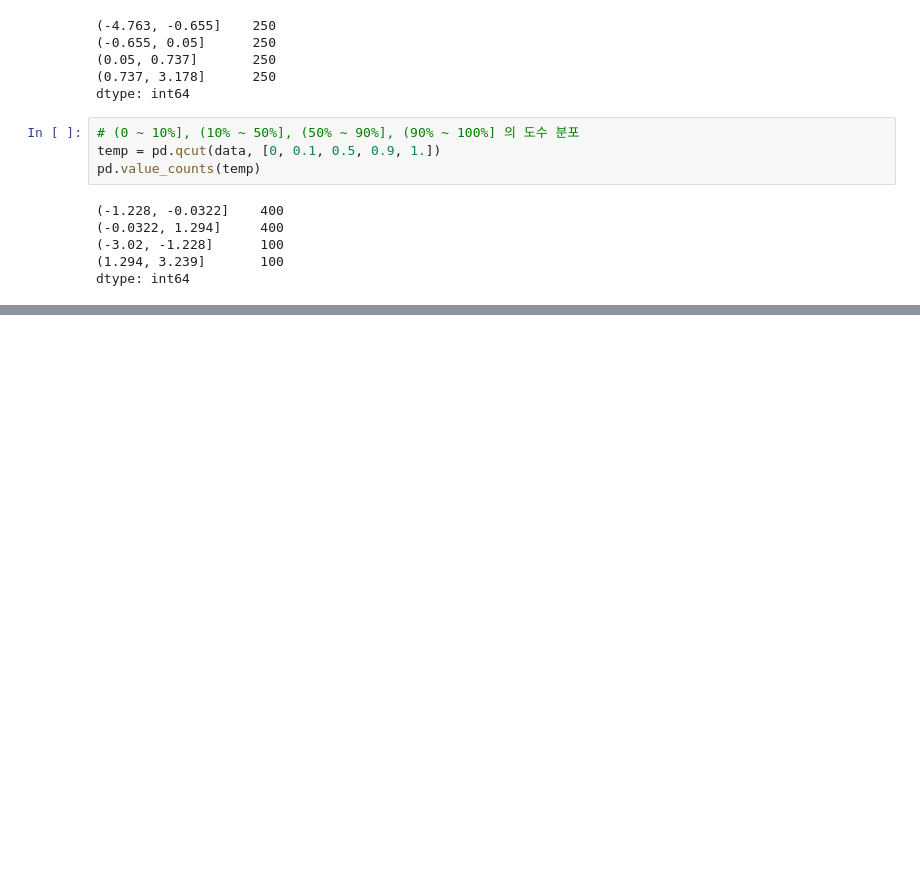
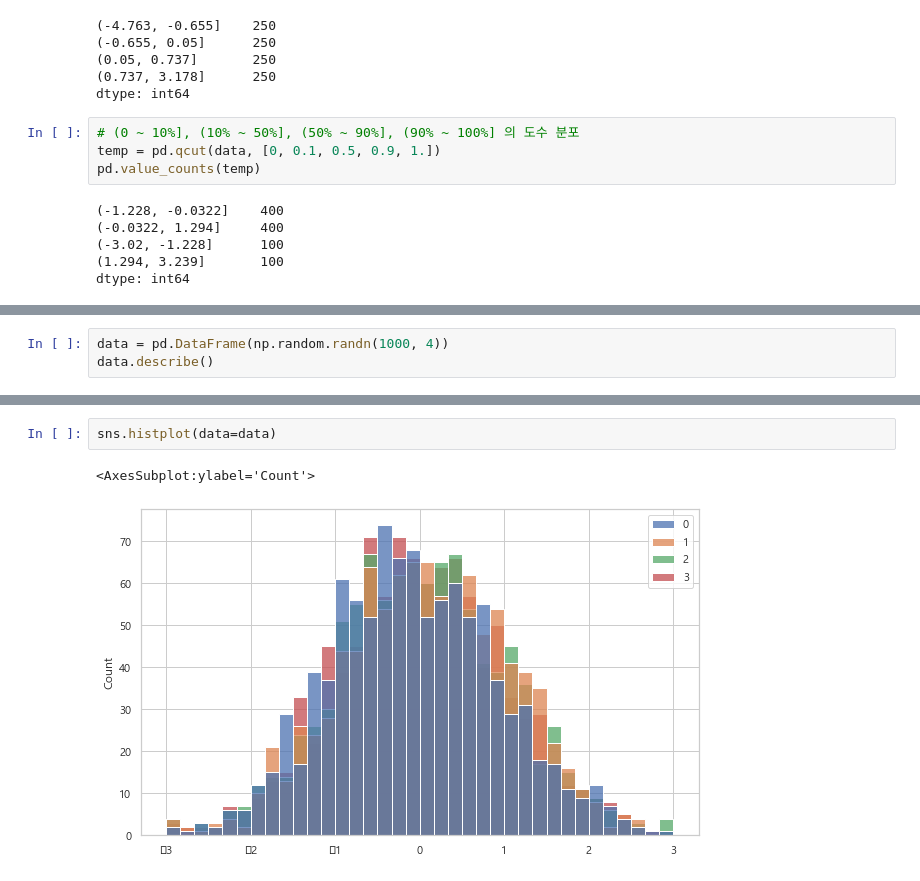
Before and after one commit to netager/Quick_Ref, a Jupyter notebook: data_analysis/Pandas/pandas_basic.ipynb, the cells around one changed output, grey strips where cells are left out. Drawn from its saved outputs; the diff is of its cells as text; blank space fills up the shorter version.

```diff
--- a/data_analysis/Pandas/pandas_basic.ipynb
+++ b/data_analysis/Pandas/pandas_basic.ipynb
@@ -1486,0 +1566,3 @@ dtype: int64
+# %%
+data = pd.DataFrame(np.random.randn(1000, 4))
+data.describe()
@@ -1486,0 +1628,5 @@ dtype: int64
+# %%
+sns.histplot(data=data)
+# %% [output]
+<AxesSubplot:ylabel='Count'>
+[figure, added]
```
Also changed, not shown: parts of 133 cells of this notebook, 1 other file.
